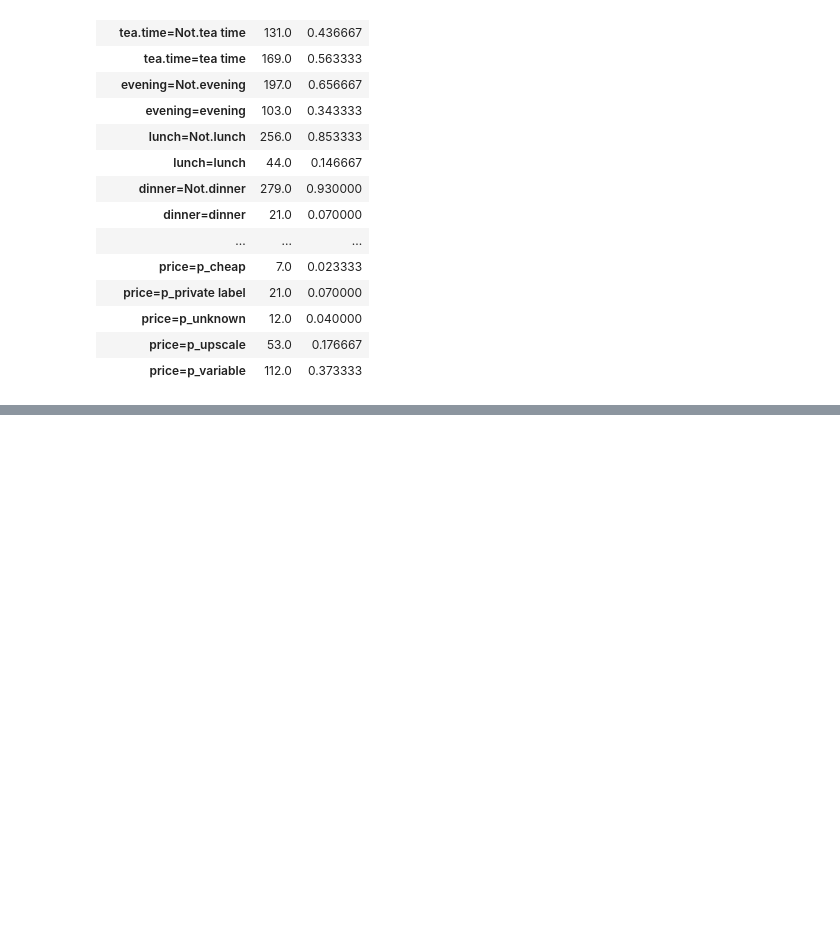
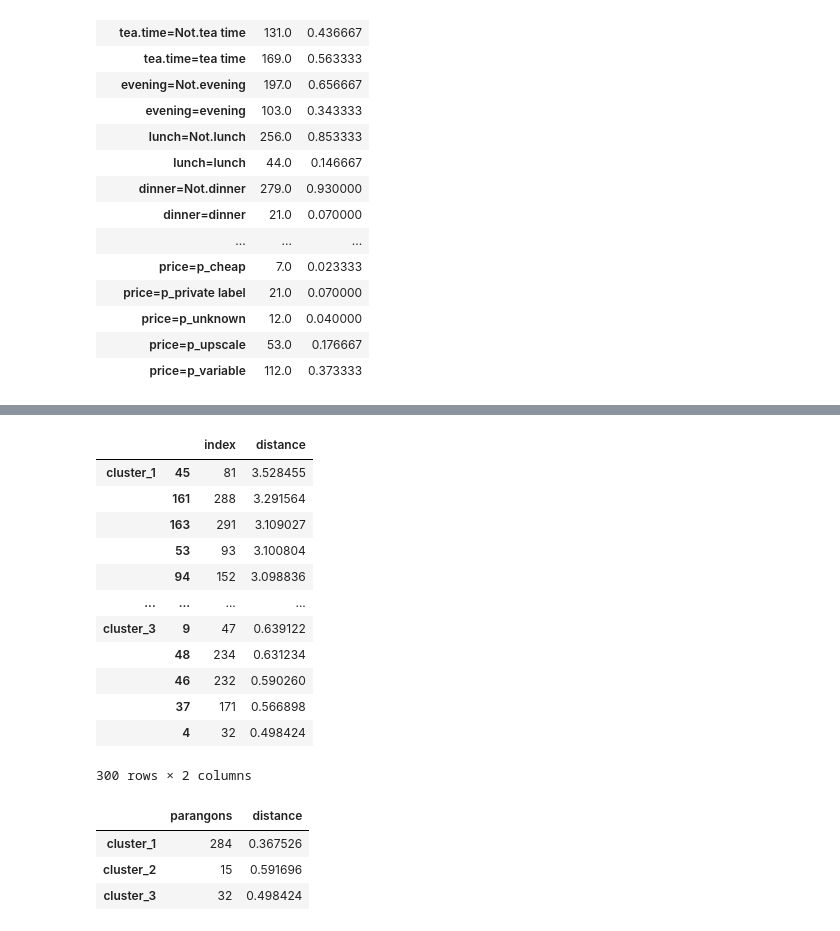
Before and after one commit to enfantbenidedieu/scientisttools, a Jupyter notebook: notebooks/hcpc_mca_example.ipynb, the cells around one changed output, grey strips where cells are left out. Drawn from its saved outputs; the diff is of its cells as text; code cells hidden in the pictures; blank space fills up the shorter version.

```diff
--- a/hcpc_mca_example.ipynb
+++ b/notebooks/hcpc_mca_example.ipynb
@@ -261,0 +181,25 @@ df2
+# %%
+# Individus loin
+hcpc.disto_far_
+# %% [output]
+|  |  | index | distance |
+| cluster_1 | 45 | 81 | 3.528455 |
+|  | 161 | 288 | 3.291564 |
+|  | 163 | 291 | 3.109027 |
+|  | 53 | 93 | 3.100804 |
+|  | 94 | 152 | 3.098836 |
+| ... | ... | ... | ... |
+| cluster_3 | 9 | 47 | 0.639122 |
+|  | 48 | 234 | 0.631234 |
+|  | 46 | 232 | 0.590260 |
+|  | 37 | 171 | 0.566898 |
+|  | 4 | 32 | 0.498424 |
+300 rows × 2 columns
+# %%
+# Parangons
+hcpc.parangons_
+# %% [output]
+|  | parangons | distance |
+| cluster_1 | 284 | 0.367526 |
+| cluster_2 | 15 | 0.591696 |
+| cluster_3 | 32 | 0.498424 |
```
Also changed, not shown: parts of 13 cells of this notebook, 17 other files.
